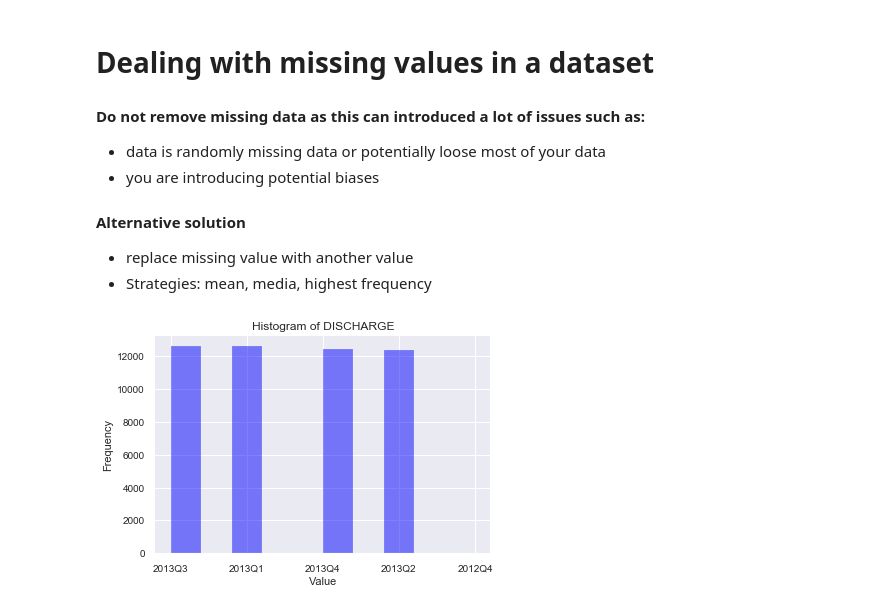
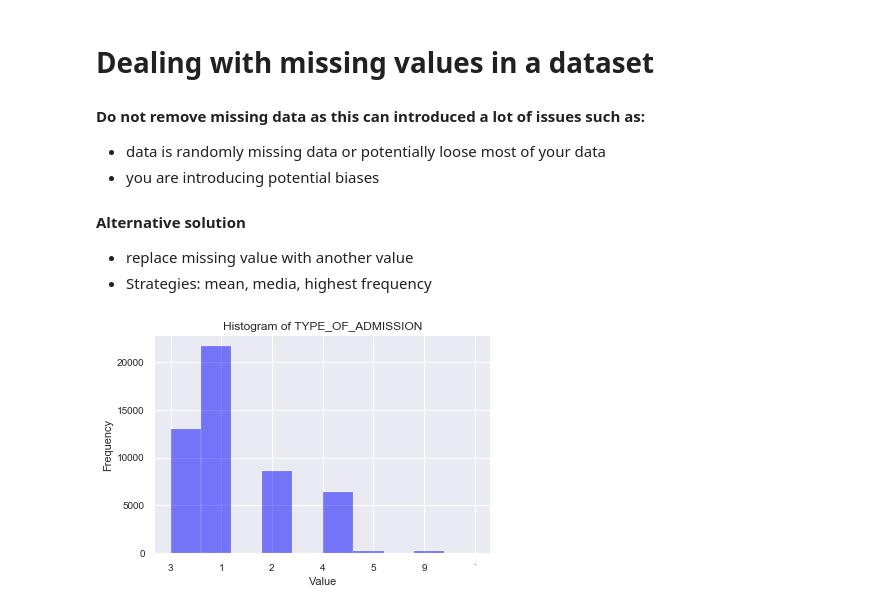
Before and after one commit to Esedicol/Data-Mining, a Jupyter notebook: TEXAS_DATASET/02-EDA.ipynb, the cells around one changed output. Drawn from its saved outputs; the diff is of its cells as text; code cells hidden in the pictures.

```diff
--- a/TEXAS_DATASET/02-EDA.ipynb
+++ b/TEXAS_DATASET/02-EDA.ipynb
@@ -79,4 +66,0 @@ def plot_hist(x):
-# %%
-plot_hist(df.DISCHARGE)
-# %% [output]
-[figure, removed]
@@ -94 +67,5 @@ def plot_hist2(x,y):
+# %%
+mylib.plot_hist(df.TYPE_OF_ADMISSION)
+# %% [output]
+[figure, added]
 # %%
```
Also changed, not shown: parts of 8 cells of this notebook, 1 other file.
